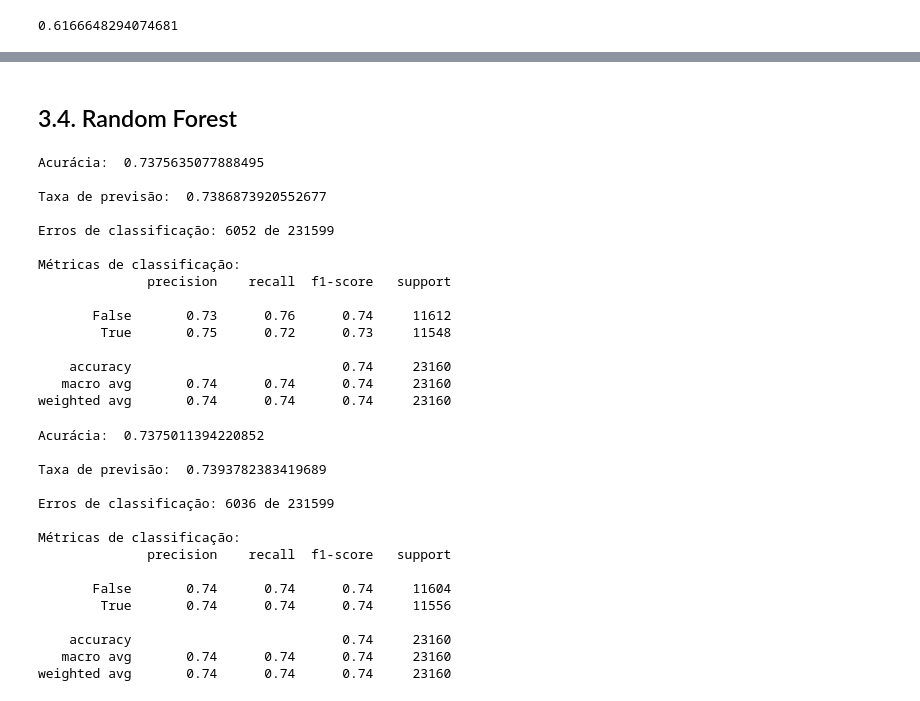
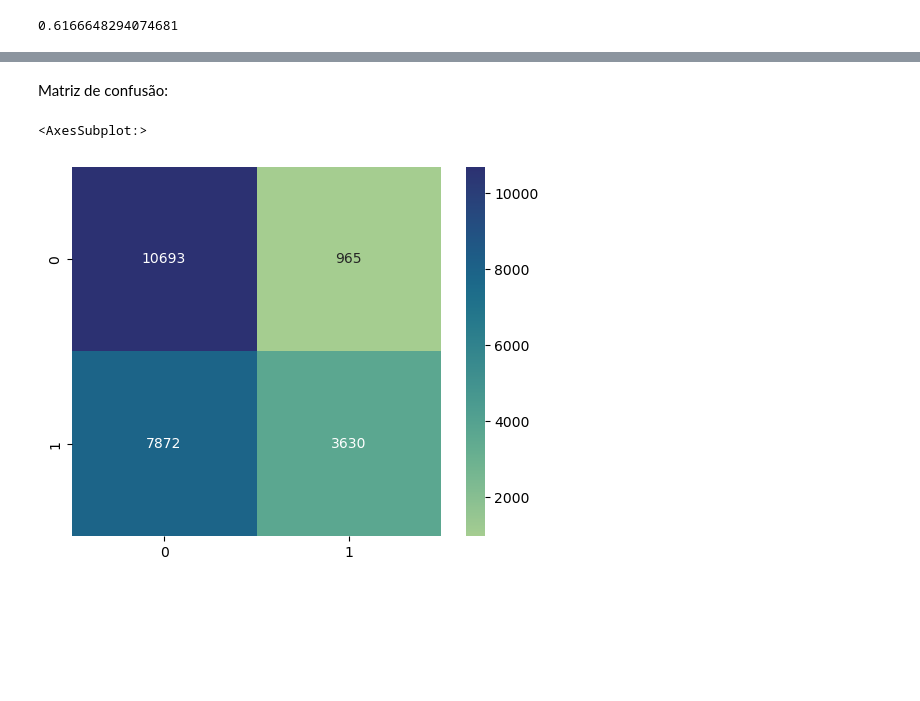
Before and after one commit to renankw/tcc-puc-minas, a Jupyter notebook: tcc_puc_minas_renan_wachter.ipynb, the cells around one changed output, grey strips where cells are left out. Cells and saved outputs as stored; diff of their text form; code cells hidden in the pictures; blank space fills up the shorter version.

```diff
--- a/tcc_puc_minas_renan_wachter.ipynb
+++ b/tcc_puc_minas_renan_wachter.ipynb
@@ -1114,38 +1058,9 @@ weighted avg       0.67      0.59      0.54     23160
-# %% [markdown]
-## 3.4. Random Forest
-# %%
-aplicar_ml(RandomForestClassifier(), df=df, col_x=col_x, col_y=col_y)
-# %% [output]
-Acurácia:  0.7375635077888495
-
-Taxa de previsão:  0.7386873920552677
-
-Erros de classificação: 6052 de 231599
-
-Métricas de classificação:
-              precision    recall  f1-score   support
-
-       False       0.73      0.76      0.74     11612
-        True       0.75      0.72      0.73     11548
-
-    accuracy                           0.74     23160
-   macro avg       0.74      0.74      0.74     23160
-weighted avg       0.74      0.74      0.74     23160
-# %%
-aplicar_ml(RandomForestClassifier(), df=df, col_x=col_x, col_y=col_y)
-# %% [output]
-Acurácia:  0.7375011394220852
-
-Taxa de previsão:  0.7393782383419689
-
-Erros de classificação: 6036 de 231599
-
-Métricas de classificação:
-              precision    recall  f1-score   support
-
-       False       0.74      0.74      0.74     11604
-        True       0.74      0.74      0.74     11556
-
-    accuracy                           0.74     23160
-   macro avg       0.74      0.74      0.74     23160
-weighted avg       0.74      0.74      0.74     23160
+# %% [markdown]
+Matriz de confusão:
+# %%
+cnf_matrix = confusion_matrix(y_test, predict)
+
+sns.heatmap(cnf_matrix, annot=True, cmap="crest", square=True, fmt='g')
+# %% [output]
+<AxesSubplot:>
+[figure, added]
```
Also changed, not shown: parts of 26 cells of this notebook.
